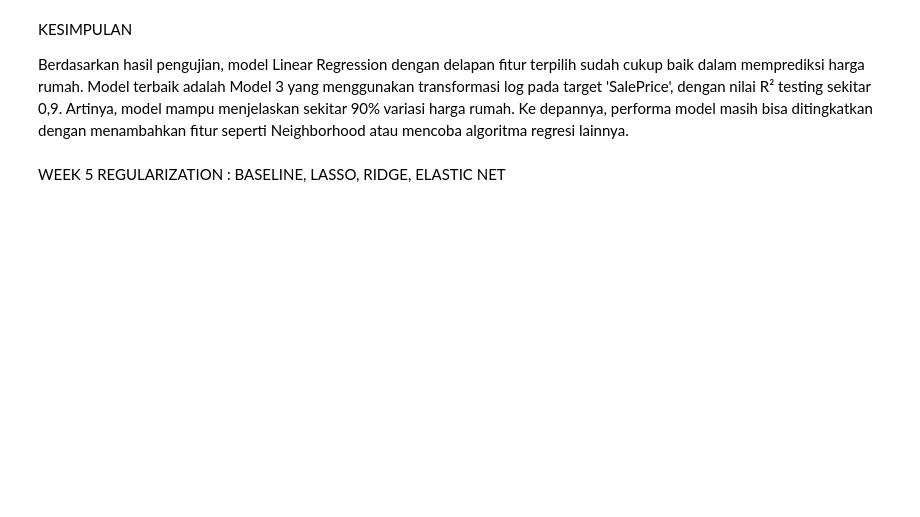
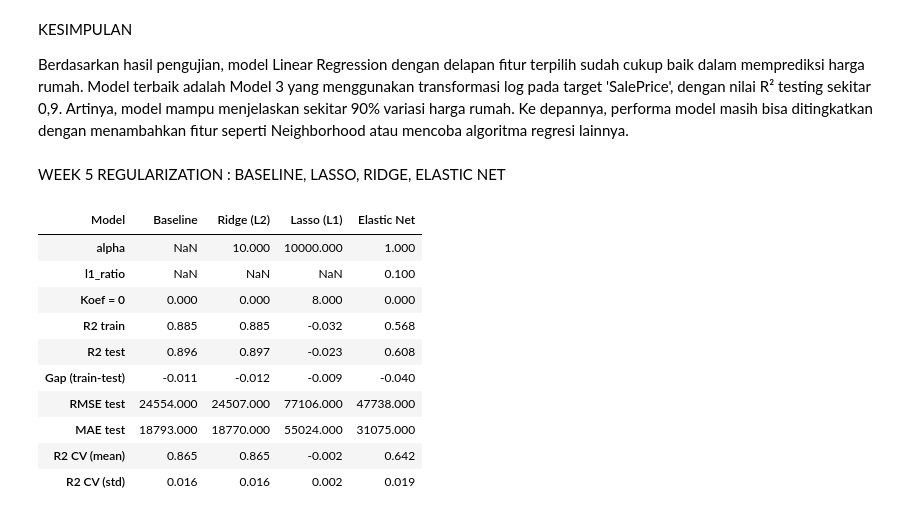
Before and after one commit to vencyahuang/Exercise_Regularization, a Jupyter notebook: HousePrices/Houseprices_LinReg.ipynb, the cells around one changed output. Saved outputs shown, nothing was run; the diff lists cells and outputs as text; code cells hidden in the pictures; blank space fills up the shorter version.

```diff
--- a/HousePrices/Houseprices_LinReg.ipynb
+++ b/HousePrices/Houseprices_LinReg.ipynb
@@ -509,9 +508,42 @@ l1_grid = [0.1, 0.3, 0.5, 0.7, 0.9, 0.95, 0.99]
 # %%
-model = {
+daftar_model = {
     "Baseline" : LinearRegression(),
     'Ridge (L2)': RidgeCV(alphas=alpha_ridge, cv=kf),
     'Lasso (L1)': LassoCV(alphas=alpha_lasso, cv=kf, max_iter=100000, random_state=42),
     'Elastic Net': ElasticNetCV(l1_ratio=l1_grid, alphas=alpha_lasso, cv=kf, max_iter=100000, random_state=42),
 
+}
 
-}
+hasil, model_reg = [], {}
+
+for nama, est in daftar_model.items():
+    pipe = make_pipeline(StandardScaler(), est).fit(x_train, log_y_train)
+    model_reg[nama] = pipe
+    m_tr = hitung_metrik(y_train, np.expm1(pipe.predict(x_train)))
+    m_te = hitung_metrik(y_test, np.expm1(pipe.predict(x_test)))
+    cv = cross_val_score(make_pipeline(StandardScaler(), est), x_train, log_y_train, cv=kf, scoring='r2')
+    koef = pipe[-1].coef_
+    hasil.append({
+        'Model': nama,
+        'alpha': round(float(getattr(est, 'alpha_', np.nan)), 4),
+        'l1_ratio': getattr(est, 'l1_ratio_', np.nan),
+        'Koef = 0': int((np.abs(koef) < 1e-8).sum()),
+        'R2 train': m_tr['R2'], 'R2 test': m_te['R2'],
+        'Gap (train-test)': round(m_tr['R2'] - m_te['R2'], 3),
+        'RMSE test': m_te['RMSE'], 'MAE test': m_te['MAE'],
+        'R2 CV (mean)': round(cv.mean(), 3), 'R2 CV (std)': round(cv.std(), 3),
+    })
+hasil_reg = pd.DataFrame(hasil).set_index('Model')
+hasil_reg.T
+# %% [output]
+| Model | Baseline | Ridge (L2) | Lasso (L1) | Elastic Net |
+| alpha | NaN | 10.000 | 10000.000 | 1.000 |
+| l1_ratio | NaN | NaN | NaN | 0.100 |
+| Koef = 0 | 0.000 | 0.000 | 8.000 | 0.000 |
+| R2 train | 0.885 | 0.885 | -0.032 | 0.568 |
+| R2 test | 0.896 | 0.897 | -0.023 | 0.608 |
+| Gap (train-test) | -0.011 | -0.012 | -0.009 | -0.040 |
+| RMSE test | 24554.000 | 24507.000 | 77106.000 | 47738.000 |
+| MAE test | 18793.000 | 18770.000 | 55024.000 | 31075.000 |
+| R2 CV (mean) | 0.865 | 0.865 | -0.002 | 0.642 |
+| R2 CV (std) | 0.016 | 0.016 | 0.002 | 0.019 |
```
Also changed, not shown: parts of 12 cells of this notebook.
